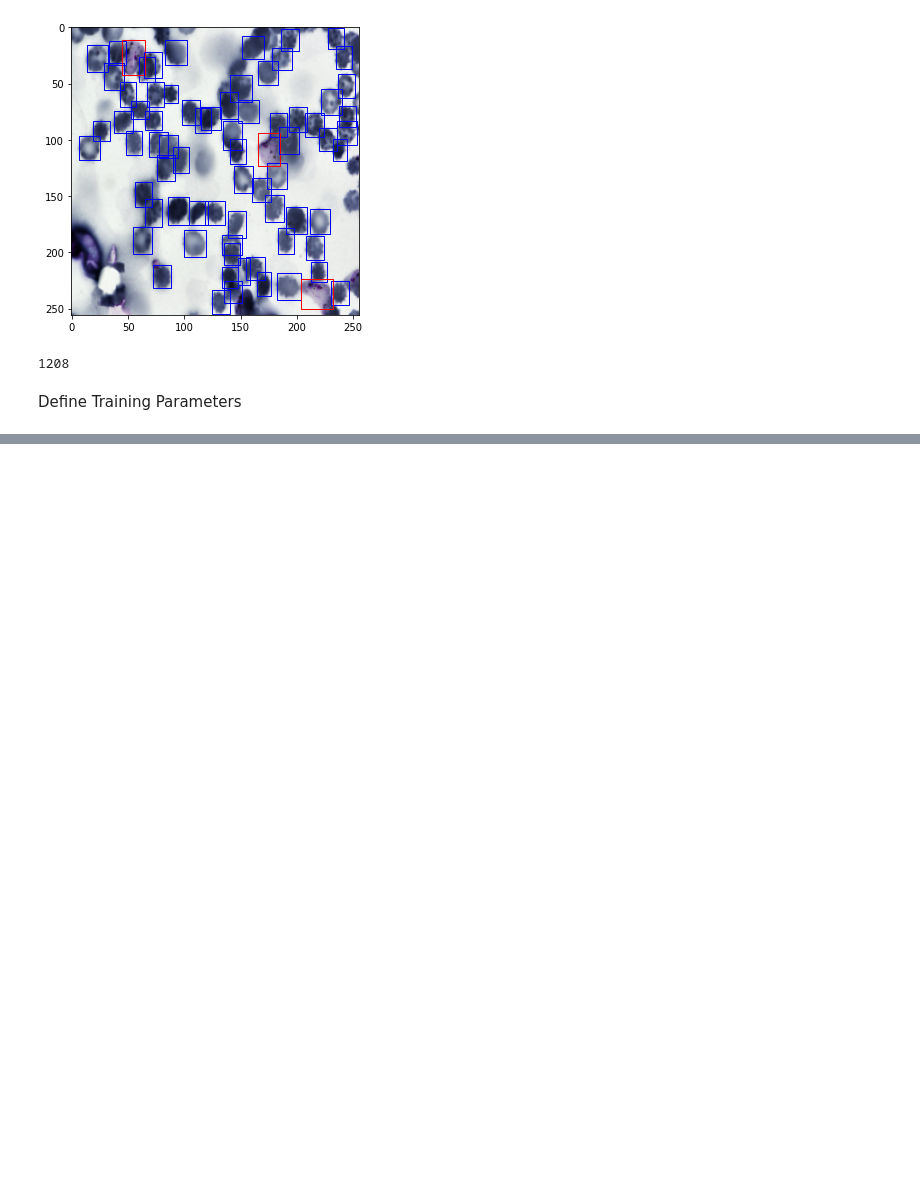
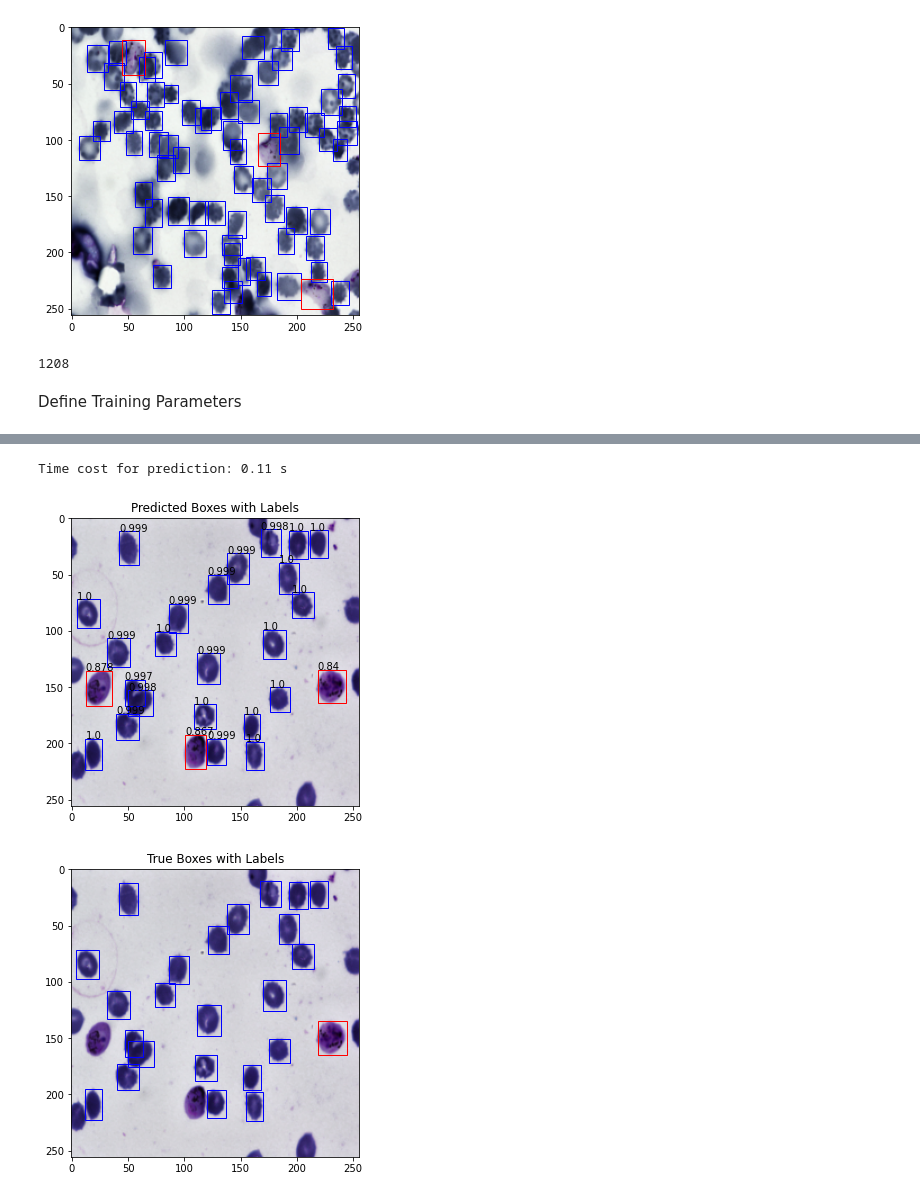
Before and after one commit to VanessaYan/STAT-453-Malaria-Bounding-Boxes-Detection, a Jupyter notebook: code/Fast RCNN/faster_rcnn.ipynb, the cells around one changed output, grey strips where cells are left out. Saved outputs shown, nothing was run; the diff lists cells and outputs as text; code cells hidden in the pictures; blank space fills up the shorter version.

```diff
--- a/code/Fast RCNN/faster_rcnn.ipynb
+++ b/code/Fast RCNN/faster_rcnn.ipynb
@@ -768,0 +783,7 @@ for i in range(len(pred_boxes)):
+# %%
+faster_rcnn_test(train_2['path'][402],0.8)
+true_label(train_2['path'][402],train)
+# %% [output]
+Time cost for prediction: 0.11 s
+[figure, added]
+[figure, added]
```
Also changed, not shown: parts of 56 cells of this notebook.
